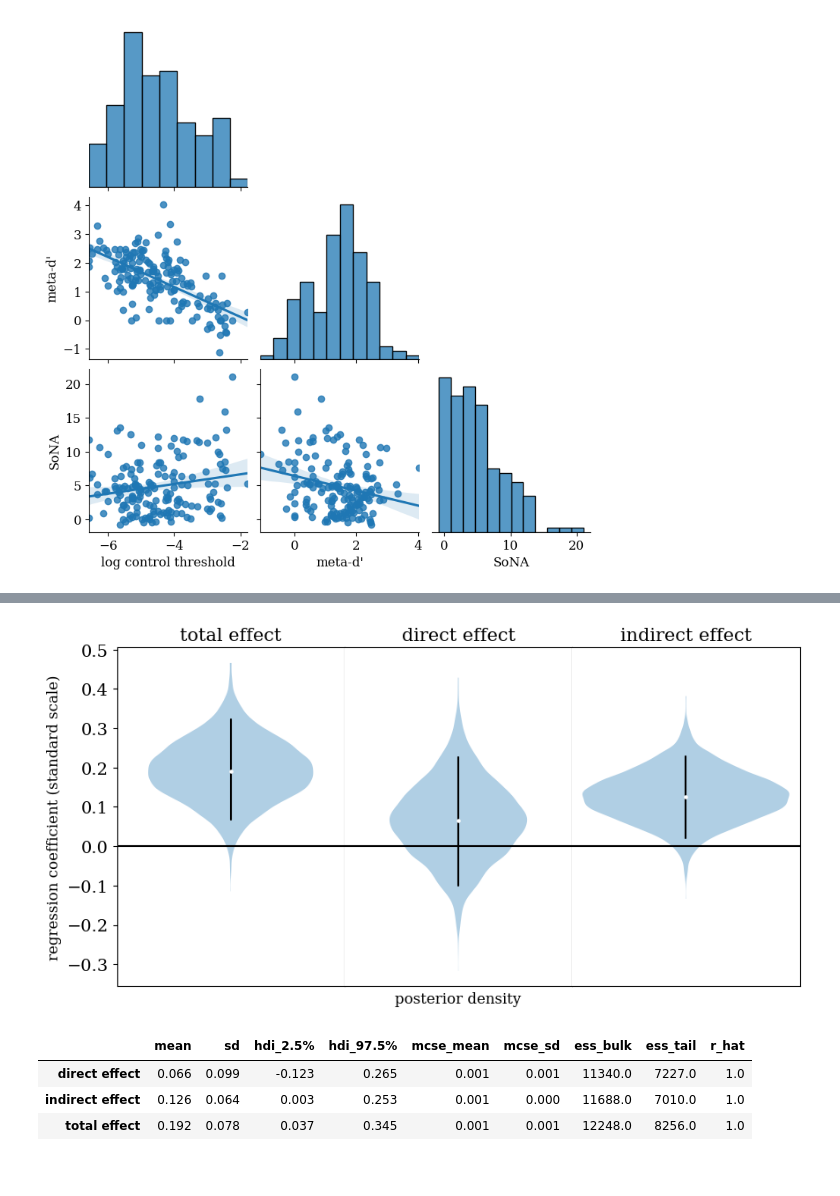
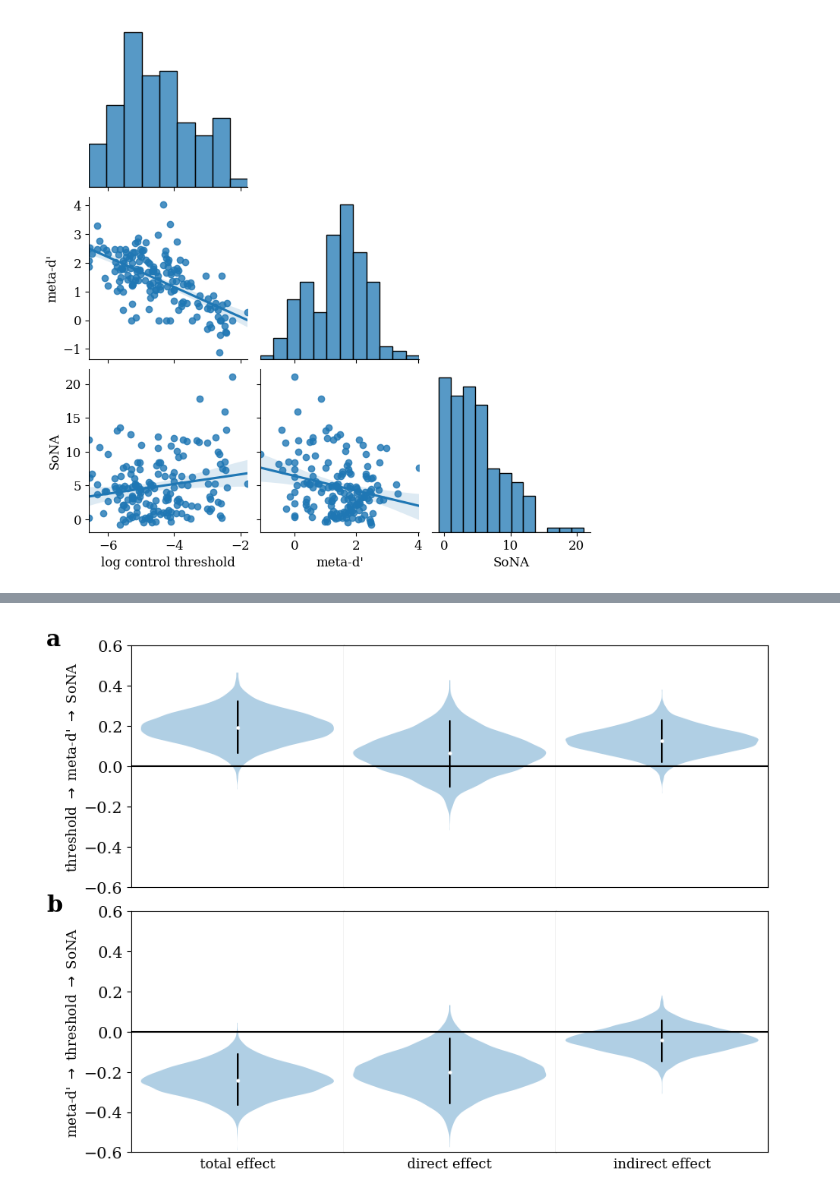
Before and after one commit to apex-lab/agency-battery-analysis, a Jupyter notebook: analysis.ipynb, the cells around one changed output, grey strips where cells are left out. Cells and saved outputs as stored; diff of their text form; code cells hidden in the pictures.

Commit message:
actually, decided it would be useful to add alternative mediation analysis to Figure 4 re: Reviewer 2's comments

```diff
--- a/analysis.ipynb
+++ b/analysis.ipynb
@@ -338,9 +343,14 @@ def normalize(x):
     return (x - x.mean())/x.std()
 
 _df = df[['log control threshold', 'metad', 'SoNA']].dropna(inplace = False)
-model = mediation_model(
+xmy_model = mediation_model(
     x = normalize(_df['log control threshold']),
     m = normalize(_df['metad']),
     y = normalize(_df['SoNA'])
 )
+mxy_model = mediation_model(
+    m = normalize(_df['log control threshold']),
+    x = normalize(_df['metad']),
+    y = normalize(_df['SoNA'])
+)
 # %%
@@ -359,10 +380,17 @@ with model:
 # %%
-ax = az.plot_posterior(
-    result,
+plot_kwargs = dict(
     var_names = ["direct effect", "indirect effect", "total effect"],
     ref_val = 0,
     hdi_prob = 0.95,
     figsize = (14, 4),
 )
+ax = az.plot_posterior(
+    xmy_result,
+    **plot_kwargs
+)
+ax = az.plot_posterior(
+    mxy_result,
+    **plot_kwargs
+)
 # %% [output]
 [figure]
@@ -369,30 +398,52 @@ ax = az.plot_posterior(
 # %%
-axs = az.plot_violin(
-    result,
+fig = plt.figure(figsize = (10, 8))
+gs = gridspec.GridSpec(2, 3, wspace = 0, hspace = .1)
+top_axes = [
+    fig.add_subplot(gs[0, 0]),
+    fig.add_subplot(gs[0, 1]),
+    fig.add_subplot(gs[0, 2])
+]
+bottom_axes = [
+    fig.add_subplot(gs[1, 0]),
+    fig.add_subplot(gs[1, 1]),
+    fig.add_subplot(gs[1, 2])
+]
+
+plot_kwargs = dict(
     var_names = ["total effect", "direct effect", "indirect effect"],
     hdi_prob = 0.9,
-    figsize = (10, 5),
-    quartiles = False
+    quartiles = False,
 )
-for ax in axs:
+az.plot_violin(
+    xmy_result,
+    ax = top_axes,
+    **plot_kwargs
+)
+az.plot_violin(
+    mxy_result,
+    ax = bottom_axes,
+    **plot_kwargs
+)
+for ax in top_axes + bottom_axes:
+    ax.set_ylim(-.6, .6)
+    ax.set_title(' ')
     ax.axhline(0., color = 'black')
-axs[0].set_ylabel('regression coefficient (standard scale)')
-axs[1].set_xlabel('posterior density')
-plt.savefig('Figure4.jpeg', dpi = 500)
+for i in range(1, (len(top_axes))):
+    top_axes[i].get_yaxis().set_visible(False)
+    bottom_axes[i].get_yaxis().set_visible(False)
+bottom_axes[0].set_xlabel('total effect')
+bottom_axes[1].set_xlabel('direct effect')
+bottom_axes[2].set_xlabel('indirect effect')
+top_axes[0].set_ylabel(r"threshold $\rightarrow$ meta-d' $\rightarrow$ SoNA")
+bottom_axes[0].set_ylabel(r"meta-d' $\rightarrow$ threshold $\rightarrow$ SoNA")
+
+add_label(top_axes[0], 'a', -.4, 0.)
+add_label(bottom_axes[0], 'b', -.4, 0.)
+
+plt.savefig('Figure4.jpeg', dpi = 500, bbox_inches = 'tight')
 plt.show()
 # %% [output]
-[figure, old version]
+[figure, new version]
-# %%
-az.summary(
-    result,
-    var_names = ["direct effect", "indirect effect", "total effect"],
-    hdi_prob = .95
-)
-# %% [output]
-|  | mean | sd | hdi_2.5% | hdi_97.5% | mcse_mean | mcse_sd | ess_bulk | ess_tail | r_hat |
-| direct effect | 0.066 | 0.099 | -0.123 | 0.265 | 0.001 | 0.001 | 11340.0 | 7227.0 | 1.0 |
-| indirect effect | 0.126 | 0.064 | 0.003 | 0.253 | 0.001 | 0.000 | 11688.0 | 7010.0 | 1.0 |
-| total effect | 0.192 | 0.078 | 0.037 | 0.345 | 0.001 | 0.001 | 12248.0 | 8256.0 | 1.0 |
 # %%
 ## compute corrs for extra predictors (either predictors used in previous
 ## versions that we still wanna report for transparency, or alternative
```
Also changed, not shown: parts of 12 cells of this notebook, 4 other files.
